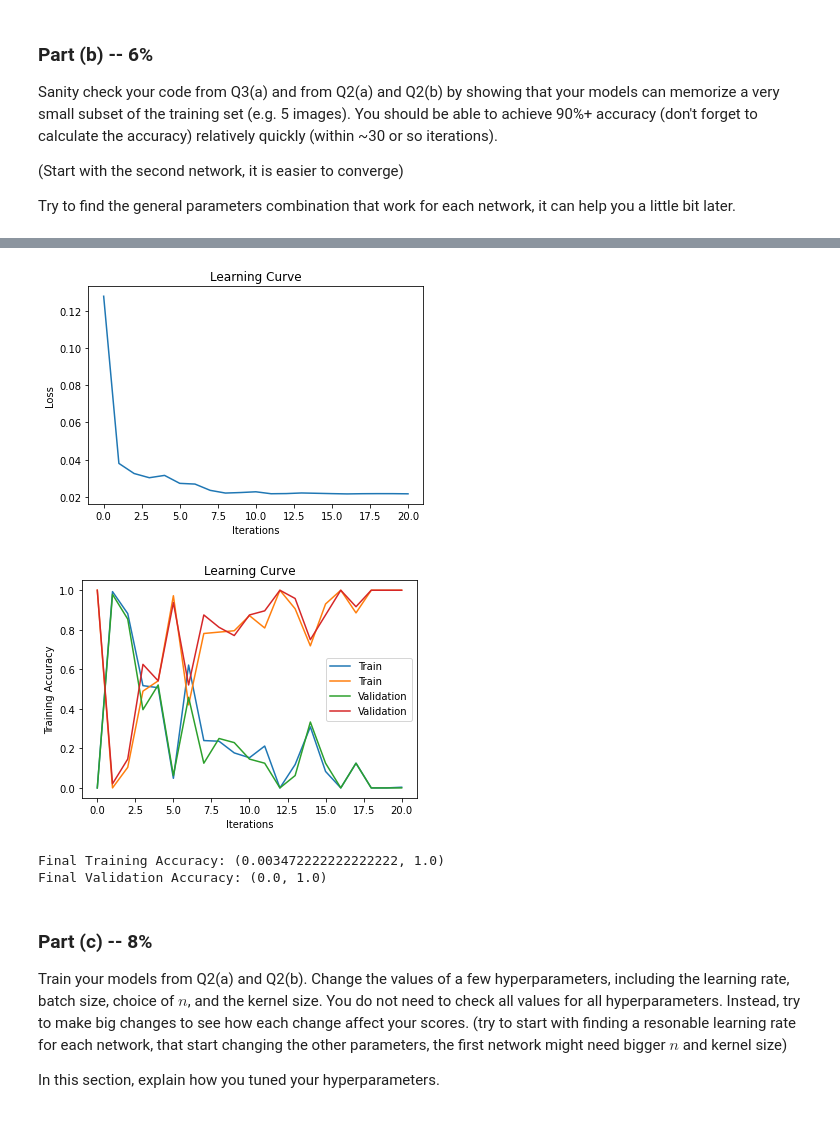
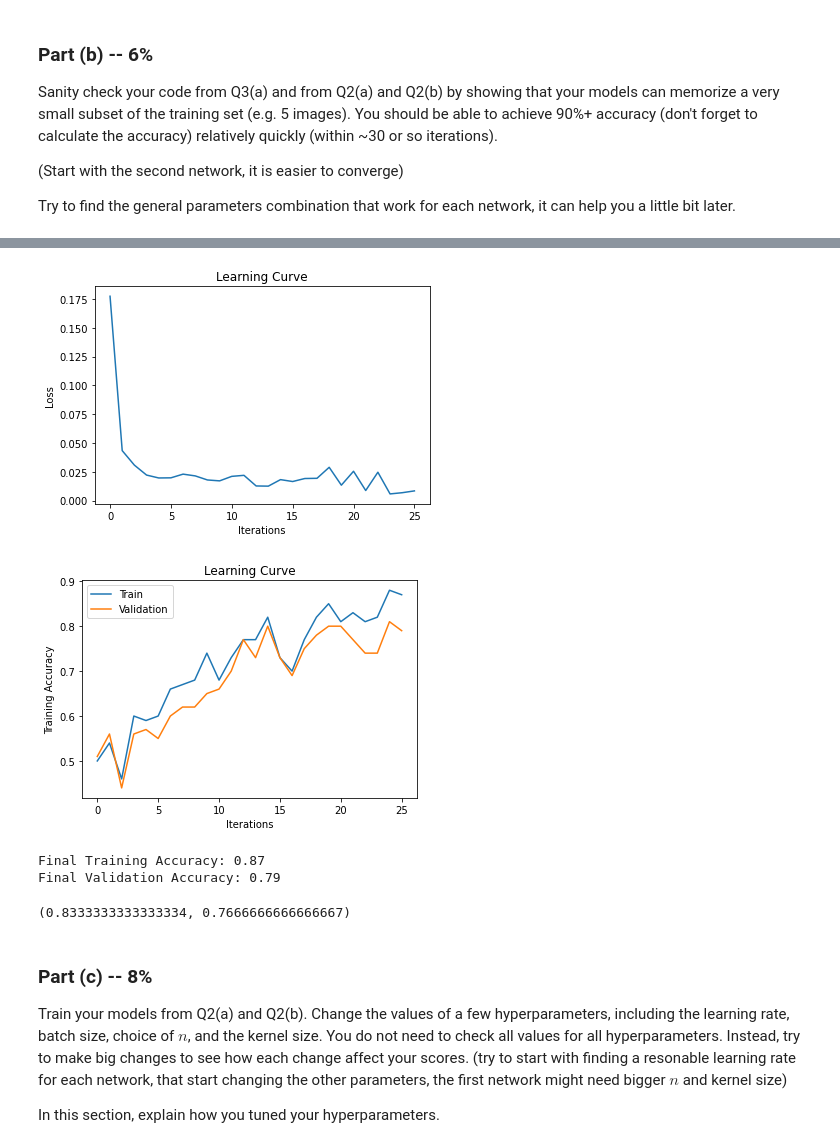
Before and after one commit to zivmo99/DeepLearning3, a Jupyter notebook: Assignment3_ipynb.ipynb, the cells around one changed output, grey strips where cells are left out. Cells and saved outputs as stored; diff of their text form; code cells hidden in the pictures.

```diff
--- a/Assignment3_ipynb.ipynb
+++ b/Assignment3_ipynb.ipynb
@@ -576,6 +601,14 @@ def train_model(model, train_data, validation_data=valid_data, batch_size=64, we
             batch = torch.Tensor(xs[i:i+batch_size]).permute(0, 3, 1, 2)
             targets = torch.Tensor(ts[i:i+batch_size]).long()
 
+            #plt.title("img")
+            #plt.imshow(xs[i])  #evgeny
+            #plt.show()
+
+            #print("are same?")
+            #print(targets)  #evgeny
+
+
             model.train() # annotate model for training
             zs = model(batch)
             loss = criterion(zs, targets)
@@ -585,16 +618,20 @@ def train_model(model, train_data, validation_data=valid_data, batch_size=64, we
         # save the current training information
         iters.append(n)
         losses.append(float(loss)/batch_size)    # compute average loss
+        train_acc.append(get_accuracy(model,
+                                    torch.Tensor(xs).permute(0,3,1,2),
+                                    torch.Tensor(ts).long(),
+                                    batch_size =64))
+        val_acc.append(get_accuracy(model,
+                                   torch.Tensor(val_xs).permute(0,3,1,2),
+                                   torch.Tensor(val_ts).long(),
+                                   batch_size=len(val_xs)))
         #train_acc.append(get_accuracy(model,
-        #                            torch.Tensor(xs).permute(0,3,1,2),
-        #                            torch.Tensor(ts).long(),
-        #                            batch_size =64))
-        train_acc.append(get_accuracy(model,
-                                    train_data,
-                                    batch_size))
-        val_acc.append(get_accuracy(model,
-                                  valid_data,
-                                  batch_size=len(val_xs)))
+        #                            train_data,
+        #                            batch_size))
+        #val_acc.append(get_accuracy(model,
+        #                          valid_data,
+        #                          batch_size=len(val_xs)))
         n += 1
 
         if log_acc:
@@ -639,7 +676,12 @@ Try to find the general parameters combination that work for each network, it ca
 # see that your model attains a high training accuracy.
 cnn = CNN(4)
 print("Overfitting the CNN model: ")
-train_model(cnn, train_data[:96, :, :, :, :, :], batch_size=32, optimizer="adam",
-      learning_rate=0.001, momentum=0.7, weight_decay=0.5, num_epochs=20)
+#train_model(cnn, train_data[:96, :, :, :, :, :], batch_size=32, optimizer="sgd",
+#      learning_rate=0.001, momentum=0.7, weight_decay=0.5, num_epochs=5)
+cnn_c_n4 = CNNChannel(4)
+train_model(cnn_c_n4, train_data[:96, :, :, :, :, :], batch_size=32, optimizer="adam",
+      learning_rate=0.005, num_epochs=25)
+
+get_test_accuracy(cnn_c_n4, test_data_w)
 # %% [output]
 Overfitting the CNN model:
@@ -662,7 +704,8 @@ Overfitting the CNN model:
-[figure, old version]
+[figure, new version]
-[figure, old version]
+[figure, new version]
-Final Training Accuracy: (0.003472222222222222, 1.0)
-Final Validation Accuracy: (0.0, 1.0)
+Final Training Accuracy: 0.87
+Final Validation Accuracy: 0.79
+(0.8333333333333334, 0.7666666666666667)
 # %% [markdown]
 ### Part (c) -- 8%
 
```
Also changed, not shown: parts of 5 cells of this notebook.
